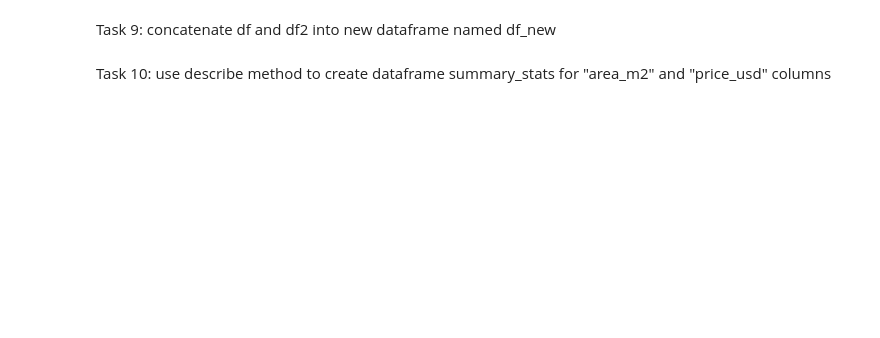
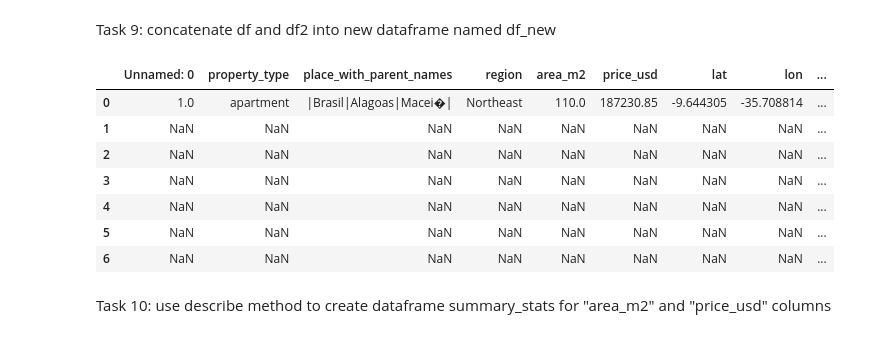
Before and after one commit to abdelazizSalah/Machine-Learning-Track, a Jupyter notebook: 180Course/session3/assignment/Pandas-Assignment.ipynb, the cells around one changed output. Saved outputs shown, nothing was run; the diff lists cells and outputs as text; code cells hidden in the pictures; blank space fills up the shorter version.

```diff
--- a/180Course/session3/assignment/Pandas-Assignment.ipynb
+++ b/180Course/session3/assignment/Pandas-Assignment.ipynb
@@ -13,2 +47,7 @@ Task 5: drop "lat-lon" columns
+# %%
+brazilDF.drop(columns=['lat-lon'], inplace= True)
 # %% [markdown]
 Task 6: import the CSV file data/brasil-real-estate-2.csv into dataframe df2
+# %%
+brazilDF2 = pd.read_csv('brazilData2.csv')
+brazilDF2
@@ -15,2 +63,5 @@ Task 6: import the CSV file data/brasil-real-estate-2.csv into dataframe df2
 # %% [markdown]
 Task 7: use "price_berl" to create new columns named "price_usd" by dividing the value by 3.19
+# %%
+brazilDF2['price_usd'] = brazilDF2['price_brl'] / 3.19
+brazilDF2['price_usd']
@@ -18,0 +79,3 @@ Task 8: drop "price_berl" from columns, as well as any rows that have Nan values
+# %%
+brazilDF2.drop(columns=['price_brl'], inplace=True)
+brazilDF2.dropna()
@@ -19,4 +91,16 @@ Task 8: drop "price_berl" from columns, as well as any rows that have Nan values
 # %% [markdown]
 Task 9: concatenate df and df2 into new dataframe named df_new
+# %%
+df_new = pd.concat([brazilDF, brazilDF2], axis=1)
+df_new
+# %% [output]
+|  | Unnamed: 0 | property_type | place_with_parent_names | region | area_m2 | price_usd | lat | lon | ... |
+| 0 | 1.0 | apartment | |Brasil|Alagoas|Macei�| | Northeast | 110.0 | 187230.85 | -9.644305 | -35.708814 | ... |
+| 1 | NaN | NaN | NaN | NaN | NaN | NaN | NaN | NaN | ... |
+| 2 | NaN | NaN | NaN | NaN | NaN | NaN | NaN | NaN | ... |
+| 3 | NaN | NaN | NaN | NaN | NaN | NaN | NaN | NaN | ... |
+| 4 | NaN | NaN | NaN | NaN | NaN | NaN | NaN | NaN | ... |
+| 5 | NaN | NaN | NaN | NaN | NaN | NaN | NaN | NaN | ... |
+| 6 | NaN | NaN | NaN | NaN | NaN | NaN | NaN | NaN | ... |
 # %% [markdown]
 Task 10: use describe method to create dataframe summary_stats for "area_m2" and "price_usd" columns
```
Also changed, not shown: parts of 21 cells of this notebook, 4 other files.
